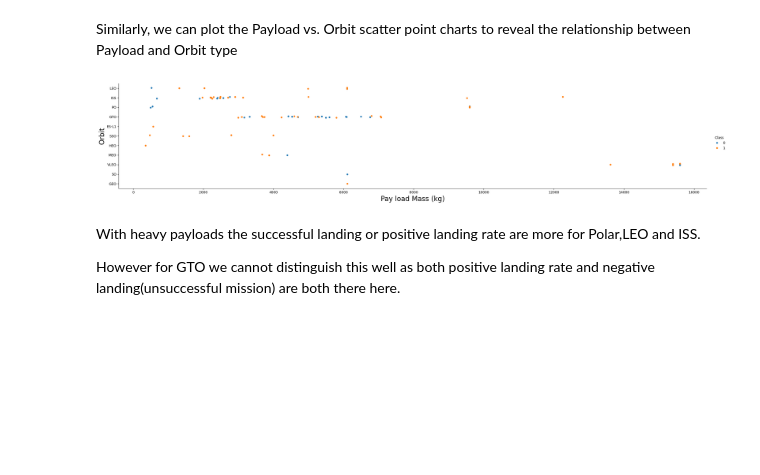
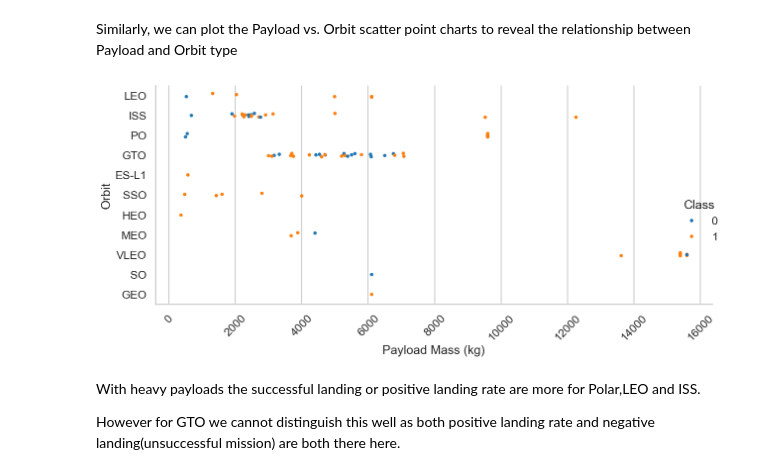
Before and after one commit to camfarrell25/IBM-Capstone-Project-CF2025, a Jupyter notebook: 5_jupyter-labs-eda-dataviz-v2.ipynb, the cells around one changed output. Saved outputs shown, nothing was run; the diff lists cells and outputs as text; code cells hidden in the pictures; blank space fills up the shorter version.

```diff
--- a/5_jupyter-labs-eda-dataviz-v2.ipynb
+++ b/5_jupyter-labs-eda-dataviz-v2.ipynb
@@ -194,12 +278,22 @@ You should see that in the LEO orbit the Success appears related to the number o
 Similarly, we can plot the Payload vs. Orbit scatter point charts to reveal the relationship between Payload and Orbit type
 # %%
 # Plot a scatter point chart with x axis to be Payload and y axis to be the Orbit, and hue to be the class value
-sns.catplot(x='PayloadMass', y='Orbit', hue='Class', data=df, aspect=5)
-plt.xlabel('Pay load Mass (kg)', fontsize=20)
-plt.ylabel('Orbit', fontsize=20)
+g = sns.catplot(
+    x='PayloadMass',
+    y='Orbit',
+    hue='Class',
+    data=df,
+    kind='strip',  # 'swarm' can be used to reduce overlap if preferred
+    height=6,
+    aspect=2
+)
+
+g.set_axis_labels("Payload Mass (kg)", "Orbit")
+plt.xticks(rotation=45)
+plt.tight_layout()
 plt.show()
 # %% [output]
-[figure, old version]
+[figure, new version]
 # %% [markdown]
 With heavy payloads the successful landing or positive landing rate are more for Polar,LEO and ISS.
 
```
Also changed, not shown: parts of 9 cells of this notebook, 5 other files.
